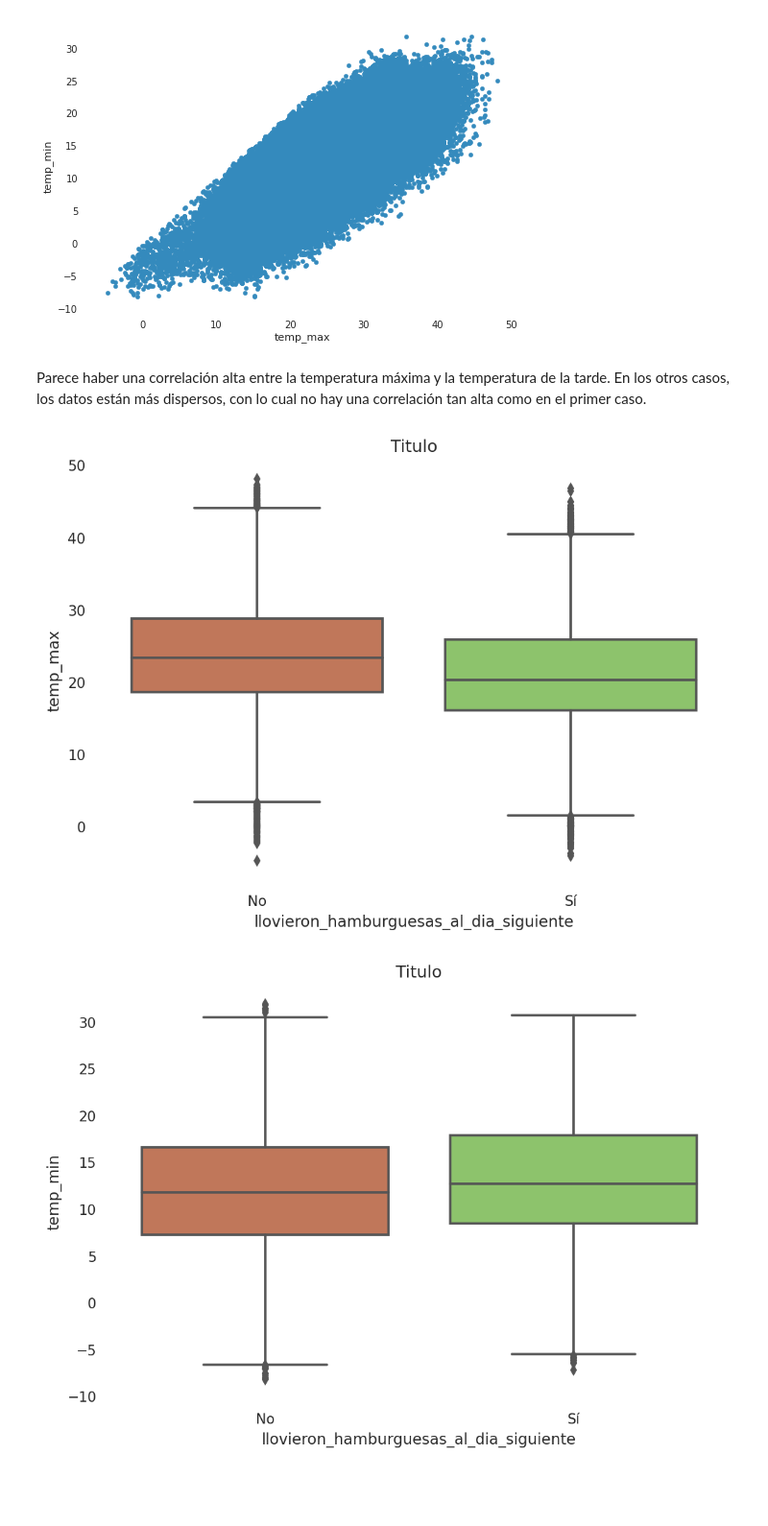
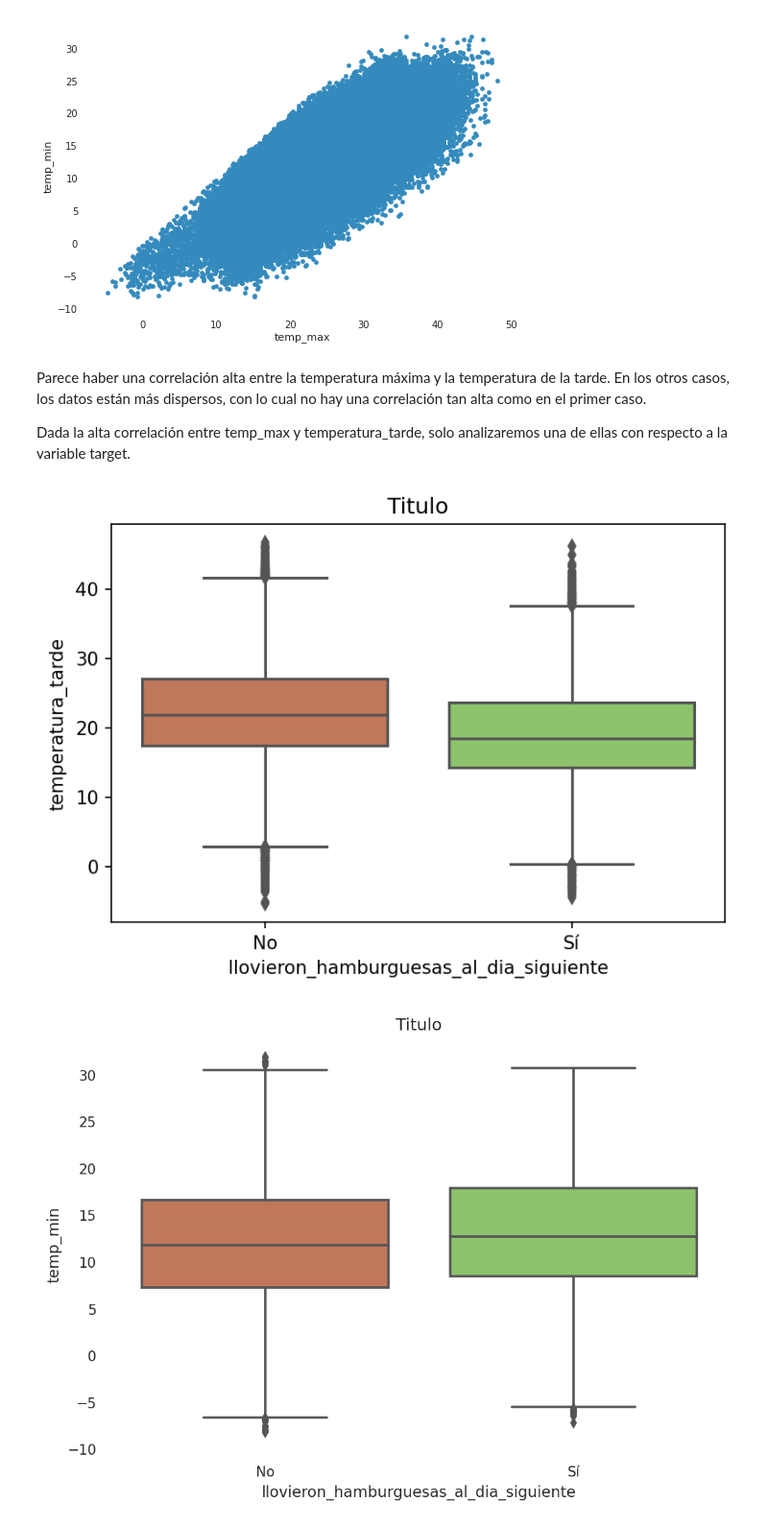
Before and after one commit to aflouret/lluvia-de-hamburguesas, a Jupyter notebook: tp.ipynb, the cells around one changed output. Shown: that part at 96% size. Drawn from its saved outputs; the diff is of its cells as text; code cells hidden in the pictures; blank space fills up the shorter version.

```diff
--- a/tp.ipynb
+++ b/tp.ipynb
@@ -261,20 +261,22 @@ df.plot(x='temp_max', y='temp_min', kind='scatter')
 [figure]
 # %% [markdown]
 Parece haber una correlación alta entre la temperatura máxima y la temperatura de la tarde. En los otros casos, los datos están más dispersos, con lo cual no hay una correlación tan alta como en el primer caso.
+
+Dada la alta correlación entre temp_max y temperatura_tarde, solo analizaremos una de ellas con respecto a la variable target.
 # %%
 plt.figure(dpi=150)
 plt.title("Titulo")
 sns.boxplot(
     data=df,
 
-    y='temp_max',
+    y='temperatura_tarde',
     x='llovieron_hamburguesas_al_dia_siguiente',
     palette=['#D17049', "#89D15E"],
 )
 plt.xticks([False, True], ["No", "Sí"])
 plt.show()
 # %% [output]
-[figure, old version]
+[figure, new version]
 # %%
 plt.figure(dpi=150)
 plt.title("Titulo")
```
Also changed, not shown: parts of 2 cells of this notebook.
